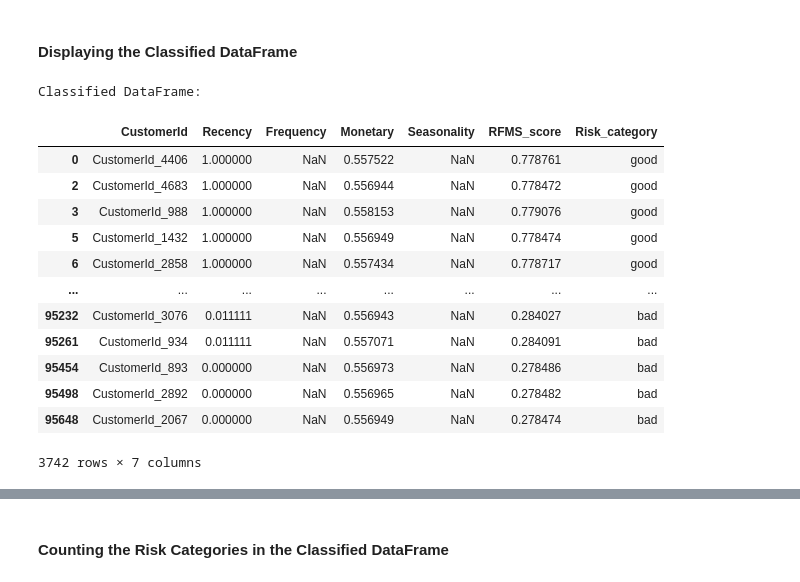
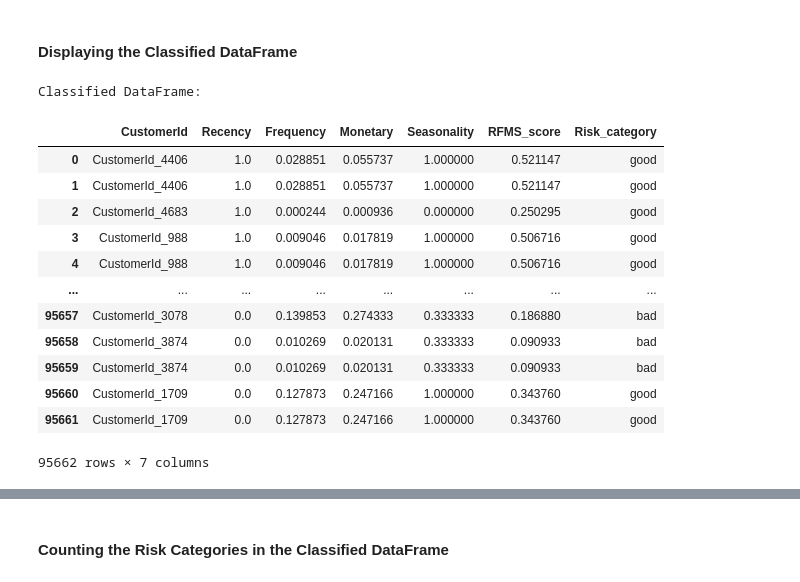
Before and after one commit to getahunTiruneh/Bati-Bank-Credit-Scoring-Model, a Jupyter notebook: notebooks/WoE_estimator.ipynb, the cells around one changed output, grey strips where cells are left out. Cells and saved outputs as stored; diff of their text form; code cells hidden in the pictures.

```diff
--- a/notebooks/WoE_estimator.ipynb
+++ b/notebooks/WoE_estimator.ipynb
@@ -22,9 +22,6 @@ warnings.filterwarnings("ignore")
 # %%
 # Load the dataset from the CSV file
 df=pd.read_csv('../data/final_df.csv')
-# %%
-# Filter unique CustomerID and keep the first occurrence of all columns
-df = df.drop_duplicates(subset=['CustomerId'], keep='first')
 # %%
 df
 # %% [output]
@@ -52,34 +49,52 @@ from scripts.calculate_RFMS_score import RFMSRiskClassifier
 # %% [markdown]
 #### Running the Risk Classification Model
 # %%
+from datetime import datetime
 # Get the current date dynamically in 'YYYY-MM-DD' format for risk classification
 current_date = datetime.now().strftime('%Y-%m-%d')
 
 # Instantiate the RFMSRiskClassifier with the processed DataFrame
-classifier = RFMSRiskClassifier(df)
+rfms_classifier = RFMSRiskClassifier(df)
 
-# Run the classification process to obtain the classified DataFrame, WOE (Weight of Evidence) results, and IV (Information Value)
-classified_df, woe_results, iv_value = classifier.run(current_date)
+# # Run the classification process to obtain the classified DataFrame, WOE (Weight of Evidence) results, and IV (Information Value)
+# classified_df, woe_results, iv_value = classifier.run(current_date)
+# %%
+rfms_classifier.calculate_recency(current_date)
+
+# Step 2: Calculate Frequency
+rfms_classifier.calculate_frequency()
+
+# Step 3: Calculate Monetary
+rfms_classifier.calculate_monetary()
+
+# Step 4: Calculate Seasonality
+rfms_classifier.calculate_seasonality()
+
+# Step 5: Normalize RFMS scores
+rfms_classifier.normalize_rfms()
+
+# Step 6: Assign Risk Categories
+classified_df=rfms_classifier.assign_risk_category(threshold=0.25)
 # %% [markdown]
 #### Displaying the Classified DataFrame
 # %%
 # Filter unique CustomerID and keep the first occurrence of all columns
-classified_df = classified_df.drop_duplicates(subset=['CustomerId'], keep='first')
 # Print and display the classified DataFrame after running the RFMSRiskClassifier
 print("Classified DataFrame:")
+classified_df = classified_df[['CustomerId','Recency','Frequency','Monetary','Seasonality','RFMS_score','Risk_category']]
 classified_df
 # %% [output]
 Classified DataFrame:
 |  | CustomerId | Recency | Frequency | Monetary | Seasonality | RFMS_score | Risk_category |
-| 0 | CustomerId_4406 | 1.000000 | NaN | 0.557522 | NaN | 0.778761 | good |
-| 2 | CustomerId_4683 | 1.000000 | NaN | 0.556944 | NaN | 0.778472 | good |
-| 3 | CustomerId_988 | 1.000000 | NaN | 0.558153 | NaN | 0.779076 | good |
-| 5 | CustomerId_1432 | 1.000000 | NaN | 0.556949 | NaN | 0.778474 | good |
-| 6 | CustomerId_2858 | 1.000000 | NaN | 0.557434 | NaN | 0.778717 | good |
+| 0 | CustomerId_4406 | 1.0 | 0.028851 | 0.055737 | 1.000000 | 0.521147 | good |
+| 1 | CustomerId_4406 | 1.0 | 0.028851 | 0.055737 | 1.000000 | 0.521147 | good |
+| 2 | CustomerId_4683 | 1.0 | 0.000244 | 0.000936 | 0.000000 | 0.250295 | good |
+| 3 | CustomerId_988 | 1.0 | 0.009046 | 0.017819 | 1.000000 | 0.506716 | good |
+| 4 | CustomerId_988 | 1.0 | 0.009046 | 0.017819 | 1.000000 | 0.506716 | good |
 | ... | ... | ... | ... | ... | ... | ... | ... |
-| 95232 | CustomerId_3076 | 0.011111 | NaN | 0.556943 | NaN | 0.284027 | bad |
-| 95261 | CustomerId_934 | 0.011111 | NaN | 0.557071 | NaN | 0.284091 | bad |
-| 95454 | CustomerId_893 | 0.000000 | NaN | 0.556973 | NaN | 0.278486 | bad |
-| 95498 | CustomerId_2892 | 0.000000 | NaN | 0.556965 | NaN | 0.278482 | bad |
-| 95648 | CustomerId_2067 | 0.000000 | NaN | 0.556949 | NaN | 0.278474 | bad |
+| 95657 | CustomerId_3078 | 0.0 | 0.139853 | 0.274333 | 0.333333 | 0.186880 | bad |
+| 95658 | CustomerId_3874 | 0.0 | 0.010269 | 0.020131 | 0.333333 | 0.090933 | bad |
+| 95659 | CustomerId_3874 | 0.0 | 0.010269 | 0.020131 | 0.333333 | 0.090933 | bad |
+| 95660 | CustomerId_1709 | 0.0 | 0.127873 | 0.247166 | 1.000000 | 0.343760 | good |
+| 95661 | CustomerId_1709 | 0.0 | 0.127873 | 0.247166 | 1.000000 | 0.343760 | good |
-3742 rows × 7 columns
+95662 rows × 7 columns
```
Also changed, not shown: parts of 17 cells of this notebook.
